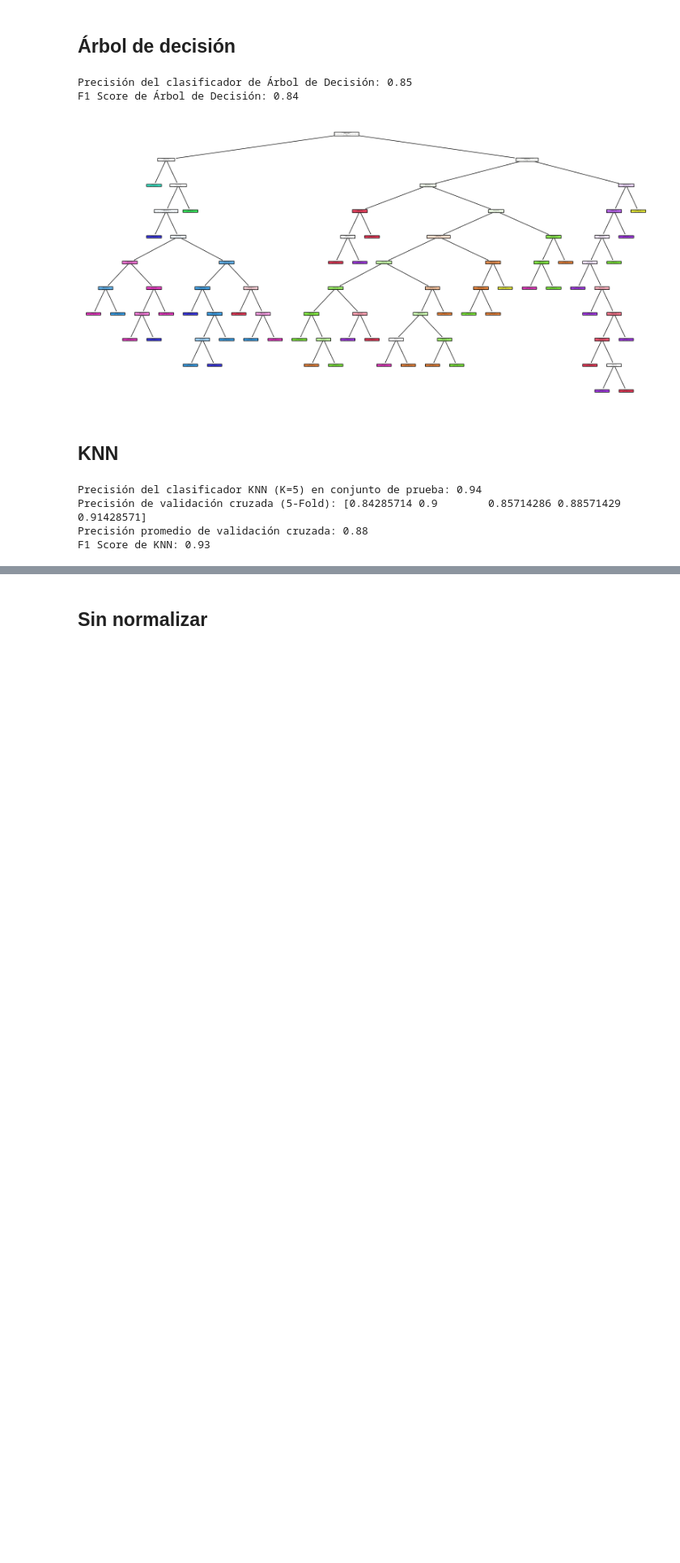
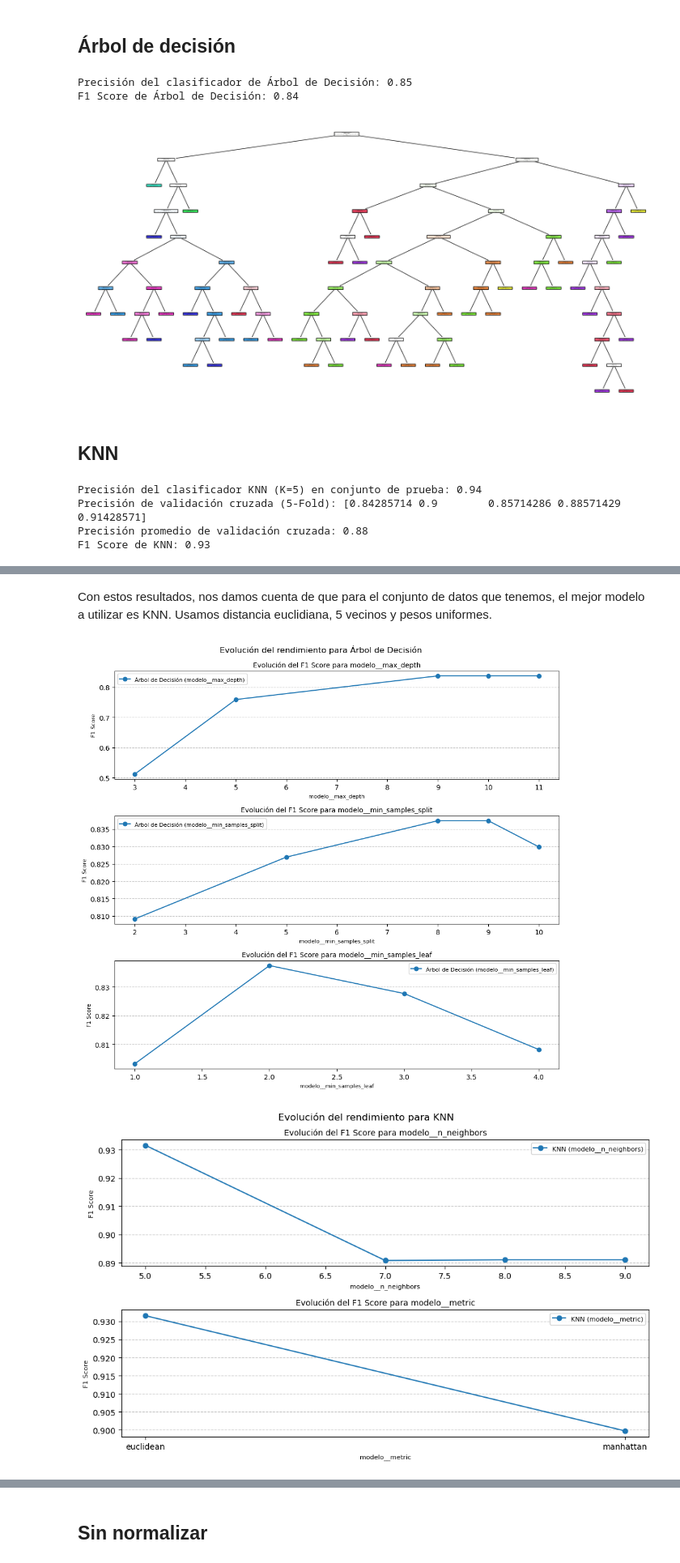
Before and after one commit to Mario-Rivera-A/Tarea4_RPI, a Jupyter notebook: tarea4.ipynb, the cells around one changed output, grey strips where cells are left out. Shown at 81% size. Saved outputs shown, nothing was run; the diff lists cells and outputs as text; code cells hidden in the pictures; blank space fills up the shorter version.

```diff
--- a/tarea4.ipynb
+++ b/tarea4.ipynb
@@ -505,0 +648,52 @@ plt.show()
+# %% [markdown]
+Con estos resultados, nos damos cuenta de que para el conjunto de datos que tenemos, el mejor modelo a utilizar es KNN. Usamos distancia euclidiana, 5 vecinos y pesos uniformes.
+# %%
+# Iteramos sobre los clasificadores y mantenemos los valores óptimos constantes
+for nombre, config in clasificadores.items():
+    if config['param_grid']:
+        param_grid = config['param_grid']
+        pipeline = config['pipeline']
+
+        # Recuperamos los mejores parámetros calculados previamente
+        mejores_params = resultados[nombre]['Mejores parámetros']
+        if mejores_params == "Sin busqueda":
+            print(f"El clasificador {nombre} no tiene hiperparámetros ajustables.")
+            continue
+
+        # Establecemos los valores óptimos para todos los hiperparámetros
+        pipeline.set_params(**mejores_params)
+
+        param_names = list(param_grid.keys())
+        plt.figure(figsize=(10, len(param_names) * 3))
+
+        for i, param_name in enumerate(param_names):
+            param_values = param_grid[param_name]
+            scores = []
+
+            for value in param_values:
+                # Ajustamos el pipeline con el parámetro actual, manteniendo los óptimos constantes
+                current_params = mejores_params.copy()  # Hacemos una copia para no modificar el original
+                current_params[param_name] = value
+                pipeline.set_params(**current_params)
+                pipeline.fit(X_train, y_train)
+                y_pred = pipeline.predict(X_test)
+
+                # Calculamos el F1 Score para cada configuración de parámetro
+                f1 = f1_score(y_test, y_pred, average='macro')
+                scores.append(f1)
+
+            # Graficamos la evolución del F1 Score
+            plt.subplot(len(param_names), 1, i + 1)
+            plt.plot(param_values, scores, marker='o', linestyle='-', label=f'{nombre} ({param_name})')
+            plt.title(f'Evolución del F1 Score para {param_name}', fontsize=10)
+            plt.xlabel(param_name, fontsize=8)
+            plt.ylabel('F1 Score', fontsize=8)
+            plt.grid(axis='y', linestyle='--', alpha=0.7)
+            plt.legend(fontsize=8)
+            plt.tight_layout()
+
+        plt.suptitle(f'Evolución del rendimiento para {nombre}', fontsize=12, y=1.02)
+        plt.show()
+# %% [output]
+[figure, added]
+[figure, added]
```
Also changed, not shown: parts of 12 cells of this notebook.
